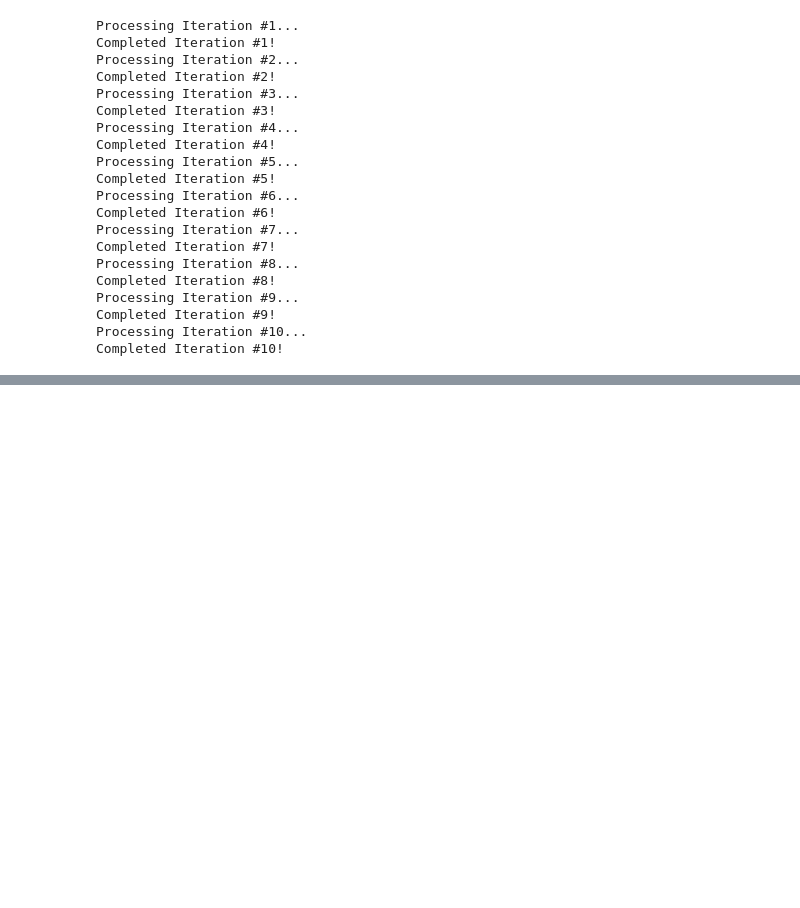
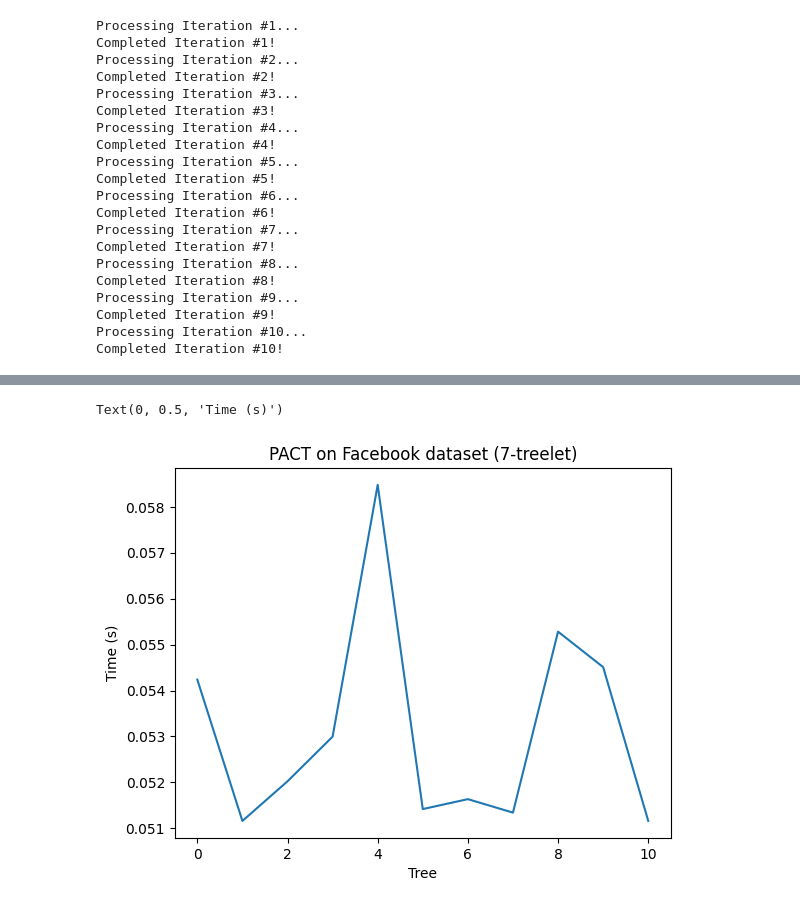
Before and after one commit to delterr/simpleGNN, a Jupyter notebook: src/bench.ipynb, the cells around one changed output, grey strips where cells are left out. Cells and saved outputs as stored; diff of their text form; code cells hidden in the pictures; blank space fills up the shorter version.

```diff
--- a/src/bench.ipynb
+++ b/src/bench.ipynb
@@ -116,0 +120,9 @@ plt.plot(x, y)
+# %%
+x2, y2 = results2
+plt.plot(x2, y2)
+plt.title("PACT on Facebook dataset (7-treelet)")
+plt.xlabel("Tree")
+plt.ylabel("Time (s)")
+# %% [output]
+Text(0, 0.5, 'Time (s)')
+[figure, added]
```
Also changed, not shown: parts of 21 cells of this notebook, 15 other files.
